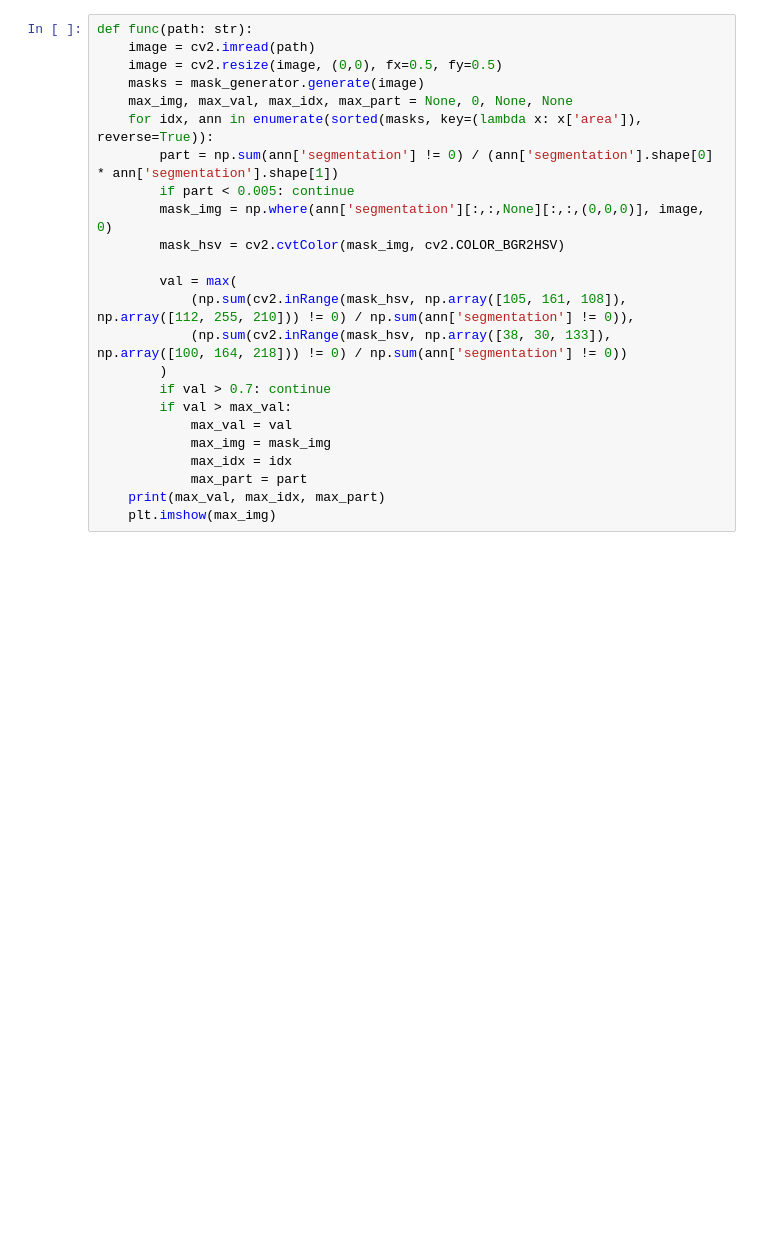
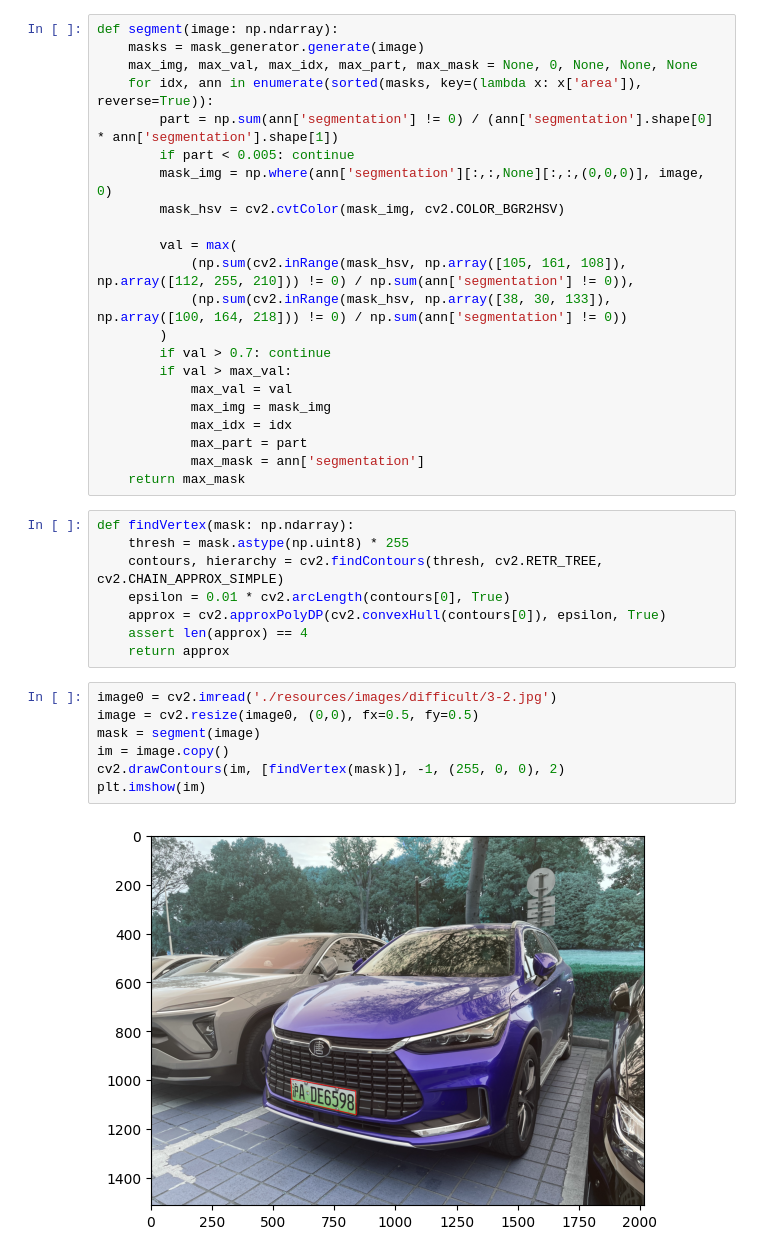
Before and after one commit to HellOwhatAs/AI4701, a Jupyter notebook: 大作业/main.ipynb, the cells around one changed output. Cells and saved outputs as stored; diff of their text form; blank space fills up the shorter version.

Commit message:
find vertex

```diff
--- a/大作业/main.ipynb
+++ b/大作业/main.ipynb
@@ -12,11 +12,9 @@ sam = sam_model_registry[model_type](checkpoint=sam_checkpoint)
 sam.to(device=device)
 mask_generator = SamAutomaticMaskGenerator(sam)
 # %%
-def func(path: str):
-    image = cv2.imread(path)
-    image = cv2.resize(image, (0,0), fx=0.5, fy=0.5)
+def segment(image: np.ndarray):
     masks = mask_generator.generate(image)
-    max_img, max_val, max_idx, max_part = None, 0, None, None
+    max_img, max_val, max_idx, max_part, max_mask = None, 0, None, None, None
     for idx, ann in enumerate(sorted(masks, key=(lambda x: x['area']), reverse=True)):
         part = np.sum(ann['segmentation'] != 0) / (ann['segmentation'].shape[0] * ann['segmentation'].shape[1])
         if part < 0.005: continue
@@ -33,5 +31,22 @@ def func(path: str):
             max_img = mask_img
             max_idx = idx
             max_part = part
-    print(max_val, max_idx, max_part)
-    plt.imshow(max_img)
+            max_mask = ann['segmentation']
+    return max_mask
+# %%
+def findVertex(mask: np.ndarray):
+    thresh = mask.astype(np.uint8) * 255
+    contours, hierarchy = cv2.findContours(thresh, cv2.RETR_TREE, cv2.CHAIN_APPROX_SIMPLE)
+    epsilon = 0.01 * cv2.arcLength(contours[0], True)
+    approx = cv2.approxPolyDP(cv2.convexHull(contours[0]), epsilon, True)
+    assert len(approx) == 4
+    return approx
+# %%
+image0 = cv2.imread('./resources/images/difficult/3-2.jpg')
+image = cv2.resize(image0, (0,0), fx=0.5, fy=0.5)
+mask = segment(image)
+im = image.copy()
+cv2.drawContours(im, [findVertex(mask)], -1, (255, 0, 0), 2)
+plt.imshow(im)
+# %% [output]
+[figure, added]
```
Also changed, not shown: parts of 1 cell of this notebook, 1 other file.
